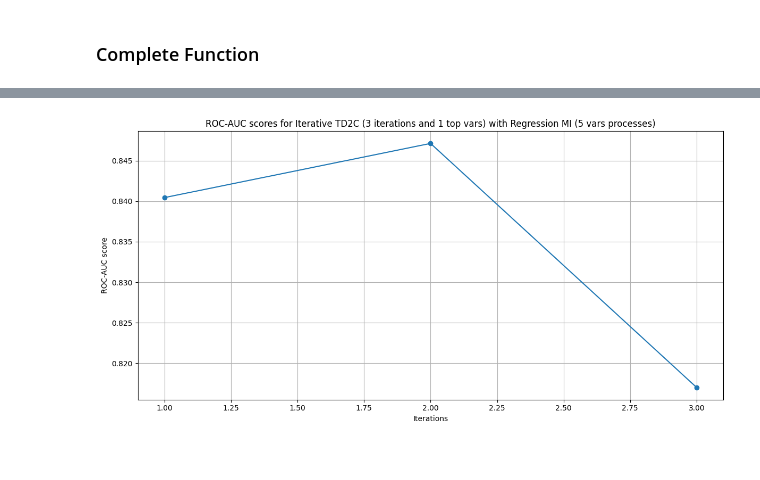
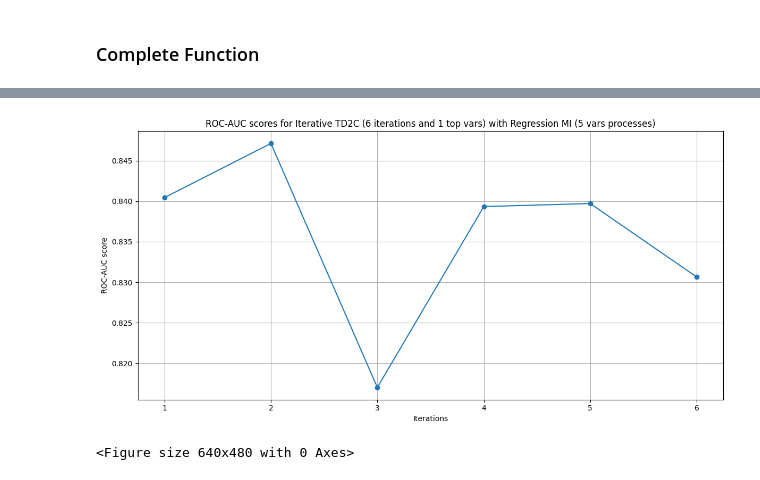
Before and after one commit to jacopoUCL/td2c, a Jupyter notebook: notebooks/contributions/td2c_extesions/IterativeTD2C.ipynb, the cells around one changed output, grey strips where cells are left out. Drawn from its saved outputs; the diff is of its cells as text; code cells hidden in the pictures.

```diff
--- a/notebooks/contributions/td2c_extesions/IterativeTD2C.ipynb
+++ b/notebooks/contributions/td2c_extesions/IterativeTD2C.ipynb
@@ -1973,10 +1452,10 @@ input_folder_3 = '/home/jpalombarini/td2c/notebooks/contributions/td2c_extesions
 input_folder_4 = '/home/jpalombarini/td2c/notebooks/contributions/td2c_extesions/results/Regression/try_complete_function/journals/estimate_4/'
 input_folder_5 = '/home/jpalombarini/td2c/notebooks/contributions/td2c_extesions/results/Regression/try_complete_function/journals/estimate_5/'
 input_folder_6 = '/home/jpalombarini/td2c/notebooks/contributions/td2c_extesions/results/Regression/try_complete_function/journals/estimate_6/'
-input_folder_7 = '/home/jpalombarini/td2c/notebooks/contributions/td2c_extesions/results/Regression/try_complete_function/journals/estimate_7/'
-input_folder_8 = '/home/jpalombarini/td2c/notebooks/contributions/td2c_extesions/results/Regression/try_complete_function/journals/estimate_8/'
-input_folder_9 = '/home/jpalombarini/td2c/notebooks/contributions/td2c_extesions/results/Regression/try_complete_function/journals/estimate_9/'
-input_folder_10 = '/home/jpalombarini/td2c/notebooks/contributions/td2c_extesions/results/Regression/try_complete_function/journals/estimate_10/'
+# input_folder_7 = '/home/jpalombarini/td2c/notebooks/contributions/td2c_extesions/results/Regression/try_complete_function/journals/estimate_7/'
+# input_folder_8 = '/home/jpalombarini/td2c/notebooks/contributions/td2c_extesions/results/Regression/try_complete_function/journals/estimate_8/'
+# input_folder_9 = '/home/jpalombarini/td2c/notebooks/contributions/td2c_extesions/results/Regression/try_complete_function/journals/estimate_9/'
+# input_folder_10 = '/home/jpalombarini/td2c/notebooks/contributions/td2c_extesions/results/Regression/try_complete_function/journals/estimate_10/'
 
 with open(os.path.join(input_folder_1, f'journal_results_td2c_R_N5.pkl'), 'rb') as f:
     TD2C_1_rocs_process, TD2C_1_precision_process, TD2C_1_recall_process, TD2C_1_f1_process, causal_df_1 = pickle.load(f)
@@ -1996,16 +1475,16 @@ with open(os.path.join(input_folder_5, f'journal_results_td2c_R_N5.pkl'), 'rb')
 with open(os.path.join(input_folder_6, f'journal_results_td2c_R_N5.pkl'), 'rb') as f:
     TD2C_6_rocs_process, TD2C_6_precision_process, TD2C_6_recall_process, TD2C_6_f1_process, causal_df_6 = pickle.load(f)
 
-with open(os.path.join(input_folder_7, f'journal_results_td2c_R_N5.pkl'), 'rb') as f:
-    TD2C_7_rocs_process, TD2C_7_precision_process, TD2C_7_recall_process, TD2C_7_f1_process, causal_df_7 = pickle.load(f)
+# with open(os.path.join(input_folder_7, f'journal_results_td2c_R_N5.pkl'), 'rb') as f:
+#     TD2C_7_rocs_process, TD2C_7_precision_process, TD2C_7_recall_process, TD2C_7_f1_process, causal_df_7 = pickle.load(f)
 
-with open(os.path.join(input_folder_8, f'journal_results_td2c_R_N5.pkl'), 'rb') as f:
-    TD2C_8_rocs_process, TD2C_8_precision_process, TD2C_8_recall_process, TD2C_8_f1_process, causal_df_8 = pickle.load(f)
+# with open(os.path.join(input_folder_8, f'journal_results_td2c_R_N5.pkl'), 'rb') as f:
+#     TD2C_8_rocs_process, TD2C_8_precision_process, TD2C_8_recall_process, TD2C_8_f1_process, causal_df_8 = pickle.load(f)
 
-with open(os.path.join(input_folder_9, f'journal_results_td2c_R_N5.pkl'), 'rb') as f:
-    TD2C_9_rocs_process, TD2C_9_precision_process, TD2C_9_recall_process, TD2C_9_f1_process, causal_df_9 = pickle.load(f)
+# with open(os.path.join(input_folder_9, f'journal_results_td2c_R_N5.pkl'), 'rb') as f:
+#     TD2C_9_rocs_process, TD2C_9_precision_process, TD2C_9_recall_process, TD2C_9_f1_process, causal_df_9 = pickle.load(f)
 
-with open(os.path.join(input_folder_10, f'journal_results_td2c_R_N5.pkl'), 'rb') as f:
-    TD2C_10_rocs_process, TD2C_10_precision_process, TD2C_10_recall_process, TD2C_10_f1_process, causal_df_10 = pickle.load(f)
+# with open(os.path.join(input_folder_10, f'journal_results_td2c_R_N5.pkl'), 'rb') as f:
+#     TD2C_10_rocs_process, TD2C_10_precision_process, TD2C_10_recall_process, TD2C_10_f1_process, causal_df_10 = pickle.load(f)
 # %%
 k = 1
@@ -2078,30 +1562,35 @@ plt.show()
 # %%
 k = 1
-it = 3
+it = 6
 method = 'TD2C'
 
 roc1 = df1.mean().mean()
 roc2 = df2.mean().mean()
 roc3 = df3.mean().mean()
 roc4 = df4.mean().mean()
 roc5 = df5.mean().mean()
 roc6 = df6.mean().mean()
-roc7 = df7.mean().mean()
-roc8 = df8.mean().mean()
-roc9 = df9.mean().mean()
-roc10 = df10.mean().mean()
+# roc7 = df7.mean().mean()
+# roc8 = df8.mean().mean()
+# roc9 = df9.mean().mean()
+# roc10 = df10.mean().mean()
 
 # make a vector with roc scores
-roc_scores = [roc1, roc2, roc3, roc4, roc5, roc6, roc7, roc8, roc9, roc10] #
+roc_scores = [roc1, roc2, roc3, roc4, roc5, roc6] # , roc7, roc8, roc9, roc10
 
 # line plot of the roc scores with iterations numbers on x-axis
 plt.figure(figsize=(12, 6))
 plt.plot(range(1, it+1), roc_scores, marker='o')
 plt.title(f'ROC-AUC scores for Iterative {method} ({it} iterations and {k} top vars) with Regression MI (5 vars processes)')
 plt.xlabel('Iterations')
 plt.ylabel('ROC-AUC score')
 plt.grid()
 plt.tight_layout()
 plt.show()
+
+# save the plot in folder
+output_folder = '/home/jpalombarini/td2c/notebooks/contributions/td2c_extesions/results/Regression/try_complete_function/plots/'
+plt.savefig(output_folder + f'ROC_AUC_scores_TD2C_{method}_{it}_iterations_{k}_top_vars.pdf')
 # %% [output]
-[figure, old version]
+[figure, new version]
+<Figure size 640x480 with 0 Axes>
```
Also changed, not shown: parts of 5 cells of this notebook.
